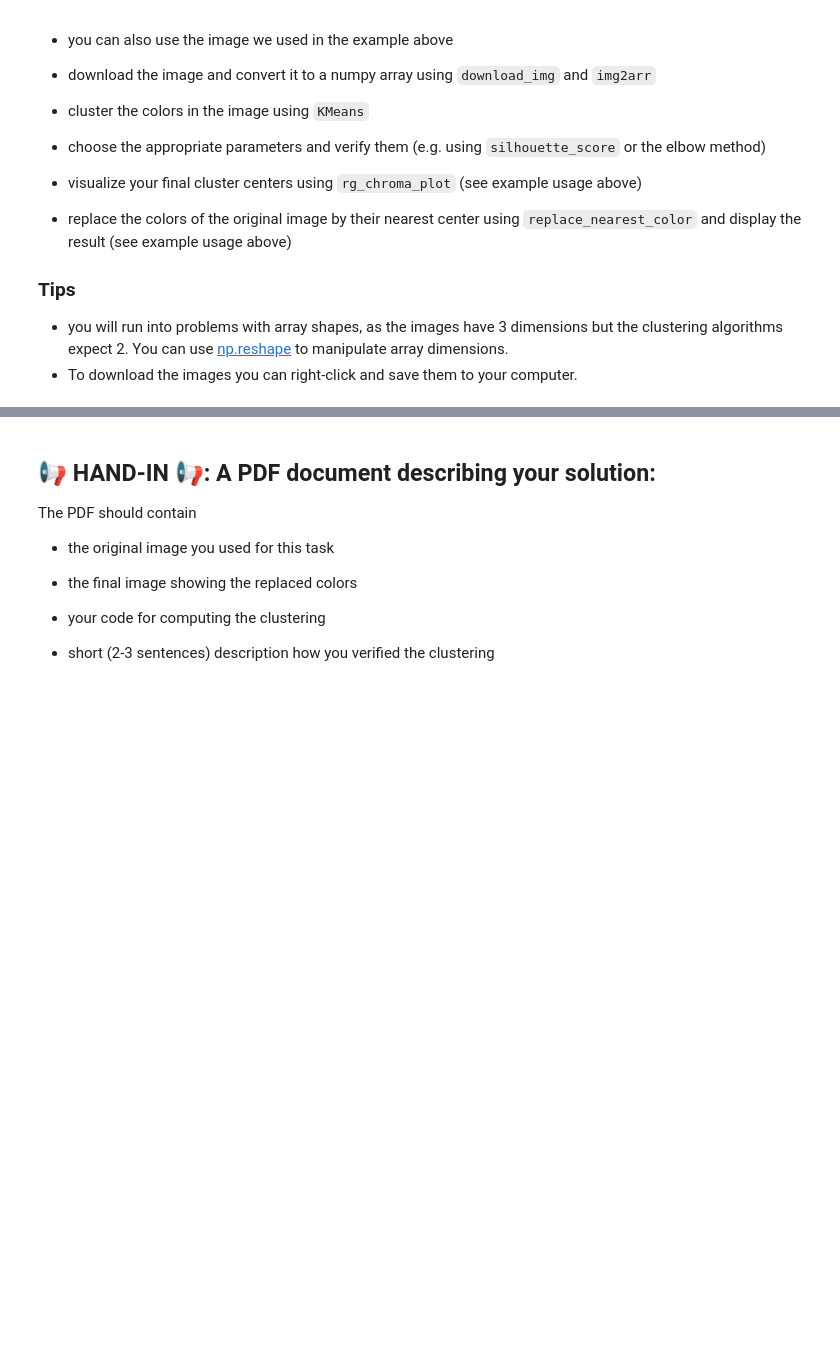
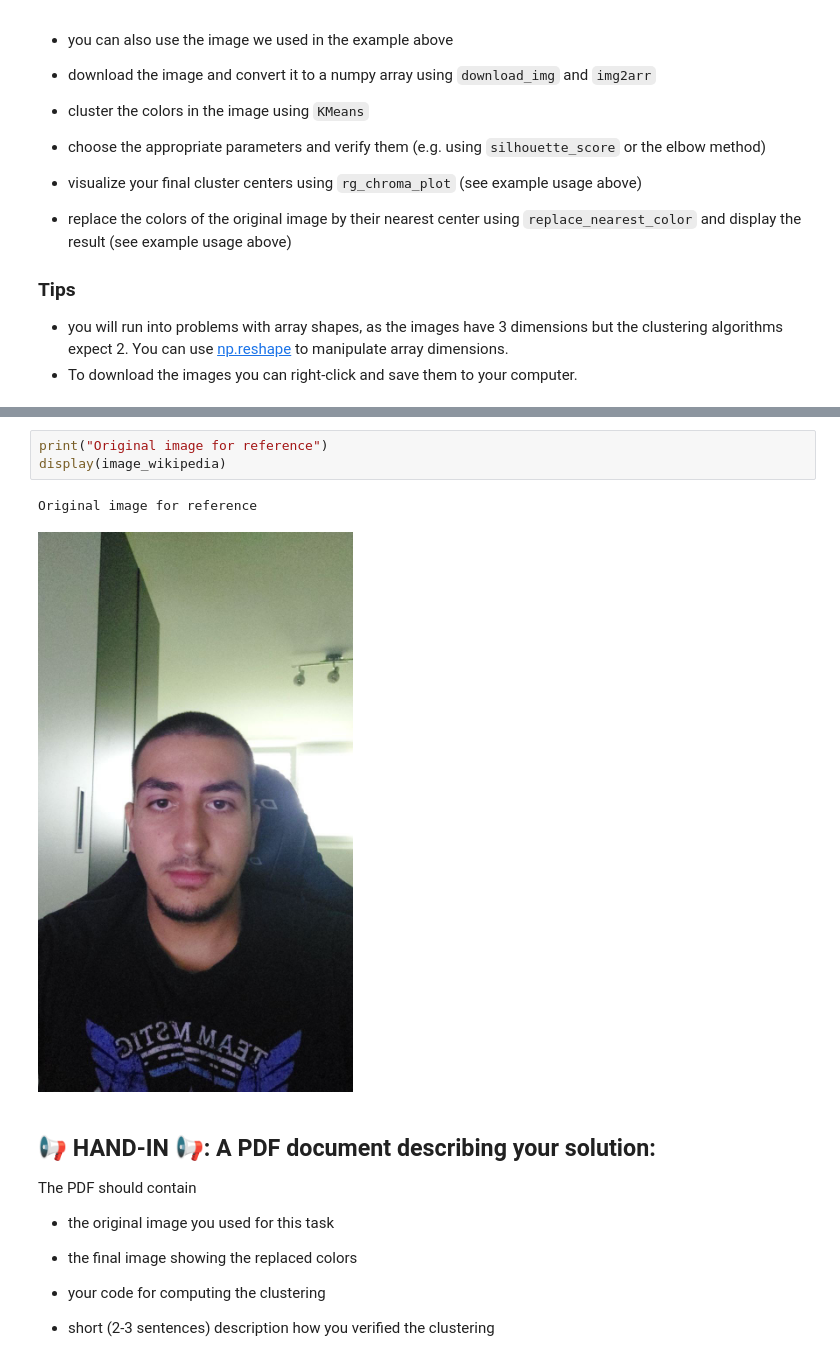
Before and after one commit to ArmandoShala/mldm_hs22, a Jupyter notebook: labs/L02_Clustering_LAB_ASSIGNMENT.ipynb, the cells around one changed output, grey strips where cells are left out. Cells and saved outputs as stored; diff of their text form; blank space fills up the shorter version.

```diff
--- a/labs/L02_Clustering_LAB_ASSIGNMENT.ipynb
+++ b/labs/L02_Clustering_LAB_ASSIGNMENT.ipynb
@@ -340,3 +446,9 @@ display(arr2img(replaced))
+# %%
+print("Original image for reference")
+display(image_wikipedia)
+# %% [output]
+Original image for reference
+[figure, added]
 # %% [markdown]
 ## 📢 **HAND-IN** 📢: A PDF document describing your solution:
 
```
Also changed, not shown: parts of 4 cells of this notebook.
